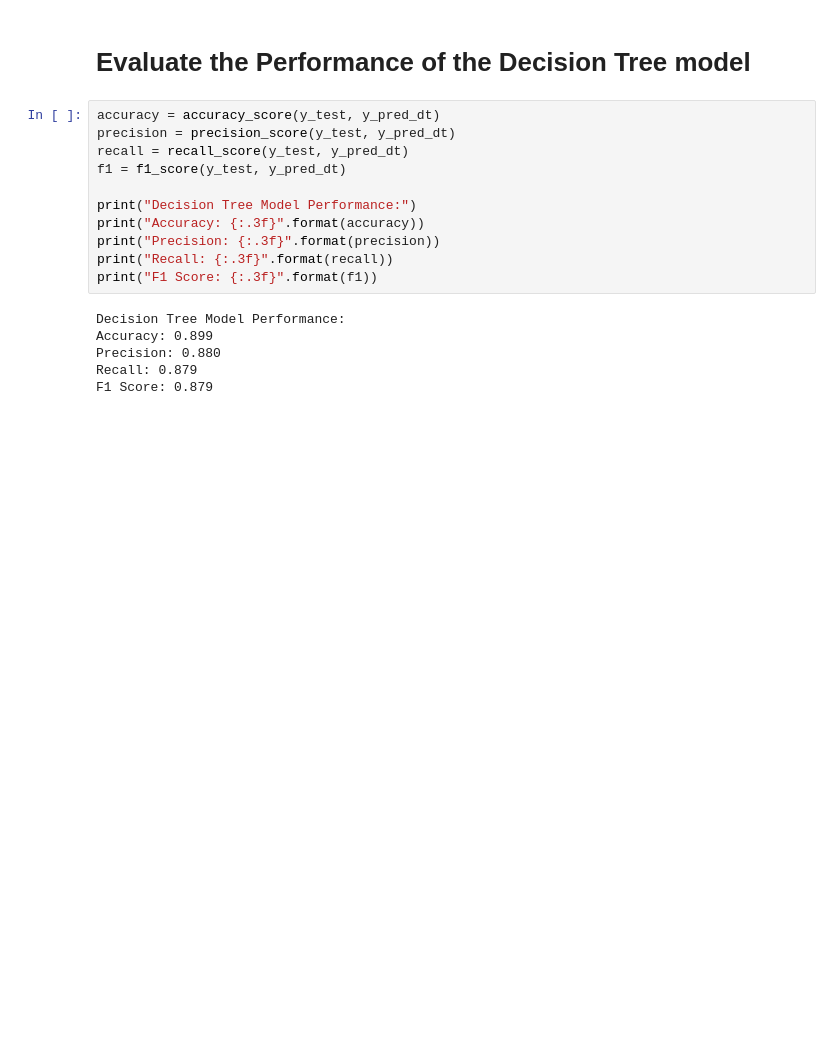
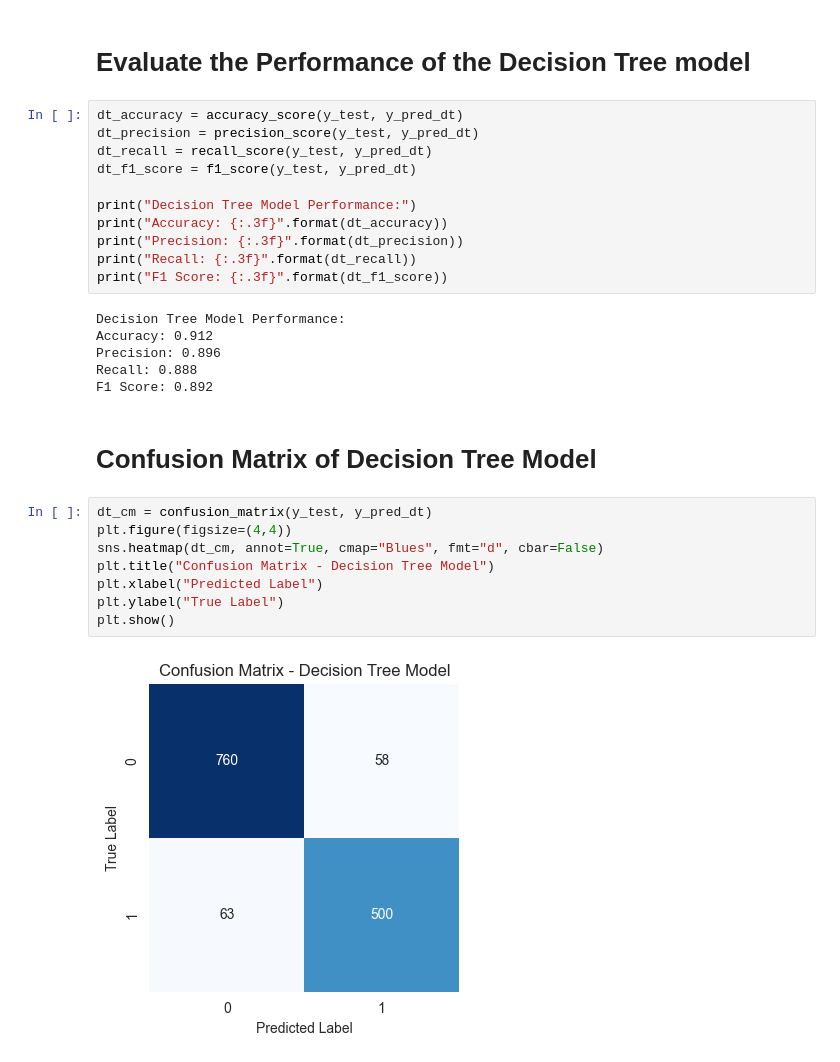
Before and after one commit to Tharanidissanayake/Machine-Learning, a Jupyter notebook: Machine_Learning.ipynb, the cells around one changed output. Saved outputs shown, nothing was run; the diff lists cells and outputs as text; blank space fills up the shorter version.

```diff
--- a/Machine_Learning.ipynb
+++ b/Machine_Learning.ipynb
@@ -100,19 +128,31 @@ y_pred_dt = dt.predict(X_test)
 # %% [markdown]
 # Evaluate the Performance of the Decision Tree model
 # %%
-accuracy = accuracy_score(y_test, y_pred_dt)
-precision = precision_score(y_test, y_pred_dt)
-recall = recall_score(y_test, y_pred_dt)
-f1 = f1_score(y_test, y_pred_dt)
+dt_accuracy = accuracy_score(y_test, y_pred_dt)
+dt_precision = precision_score(y_test, y_pred_dt)
+dt_recall = recall_score(y_test, y_pred_dt)
+dt_f1_score = f1_score(y_test, y_pred_dt)
 
 print("Decision Tree Model Performance:")
-print("Accuracy: {:.3f}".format(accuracy))
-print("Precision: {:.3f}".format(precision))
-print("Recall: {:.3f}".format(recall))
-print("F1 Score: {:.3f}".format(f1))
+print("Accuracy: {:.3f}".format(dt_accuracy))
+print("Precision: {:.3f}".format(dt_precision))
+print("Recall: {:.3f}".format(dt_recall))
+print("F1 Score: {:.3f}".format(dt_f1_score))
 # %% [output]
 Decision Tree Model Performance:
-Accuracy: 0.899
-Precision: 0.880
-Recall: 0.879
-F1 Score: 0.879
+Accuracy: 0.912
+Precision: 0.896
+Recall: 0.888
+F1 Score: 0.892
+# %% [markdown]
+# Confusion Matrix of Decision Tree Model
+# %%
+dt_cm = confusion_matrix(y_test, y_pred_dt)
+plt.figure(figsize=(4,4))
+sns.heatmap(dt_cm, annot=True, cmap="Blues", fmt="d", cbar=False)
+plt.title("Confusion Matrix - Decision Tree Model")
+plt.xlabel("Predicted Label")
+plt.ylabel("True Label")
+plt.show()
+# %% [output]
+[figure, added]
```
Also changed, not shown: parts of 11 cells of this notebook.
